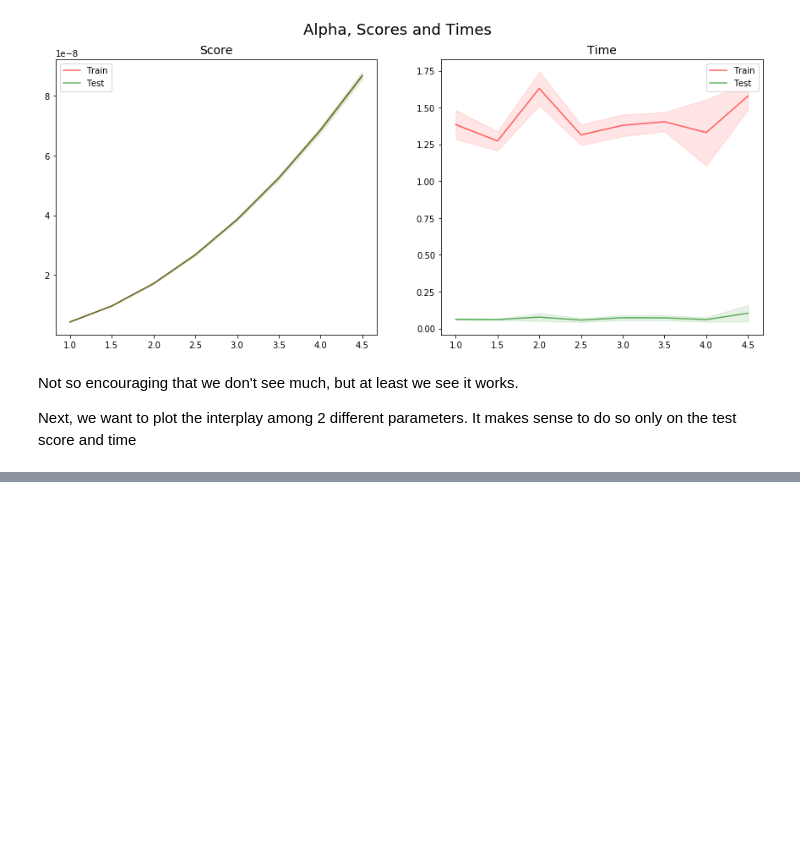
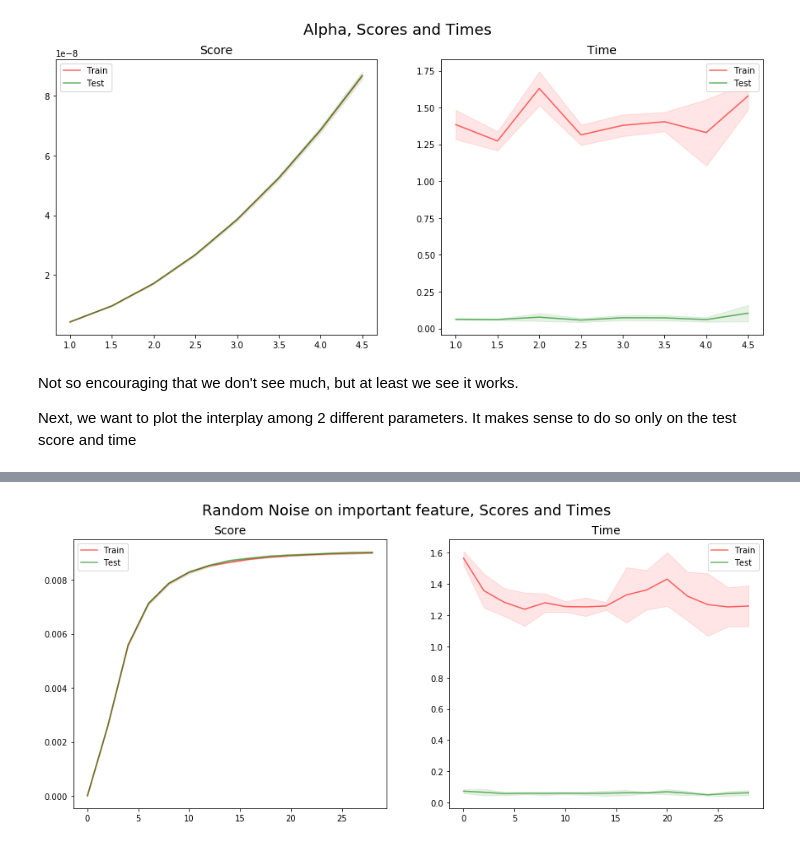
Before and after one commit to lucabasa/ML-algorithms-and-experiments, a Jupyter notebook: 02_experiment_design.ipynb, the cells around one changed output, grey strips where cells are left out. Cells and saved outputs as stored; diff of their text form; code cells hidden in the pictures; blank space fills up the shorter version.

```diff
--- a/02_experiment_design.ipynb
+++ b/02_experiment_design.ipynb
@@ -158,0 +238,24 @@ Next, we want to plot the interplay among 2 different parameters. It makes sense
+# %%
+numeric_pipe = Pipeline([('fs', df_p.feat_sel('numeric')),
+                         ('imputer', df_p.df_imputer(strategy='median')),
+                         ('transformer', tr_numeric())])
+
+
+cat_pipe = Pipeline([('fs', df_p.feat_sel('category')),
+                     ('imputer', df_p.df_imputer(strategy='most_frequent')),
+                     ('dummies', df_p.dummify())])
+
+processing_pipe = df_p.FeatureUnion_df(transformer_list=[('cat_pipe', cat_pipe),
+                                                    ('num_pipe', numeric_pipe)])
+
+model = Pipeline([('processing', processing_pipe),
+                  ('scl', df_p.df_scaler()),
+                  ('ridge', Ridge())])
+# %%
+param_grid = {'ridge__alpha': np.arange(1, 5, 0.5),
+              'processing__num_pipe__transformer__noise': np.arange(0, 30, 2)}
+
+res_2, bp, _ = grid_search(df_train, target, model, param_grid, 'neg_mean_squared_error', kfolds)
+
+print(bp)
+res_2
@@ -158,0 +277,4 @@ Next, we want to plot the interplay among 2 different parameters. It makes sense
+# %%
+plot_hyperparameter(res_2[res_2.param_ridge__alpha == 1], 'param_processing__num_pipe__transformer__noise', 'Random Noise on important feature')
+# %% [output]
+[figure, added]
```
Also changed, not shown: parts of 7 cells of this notebook, 1 other file.
